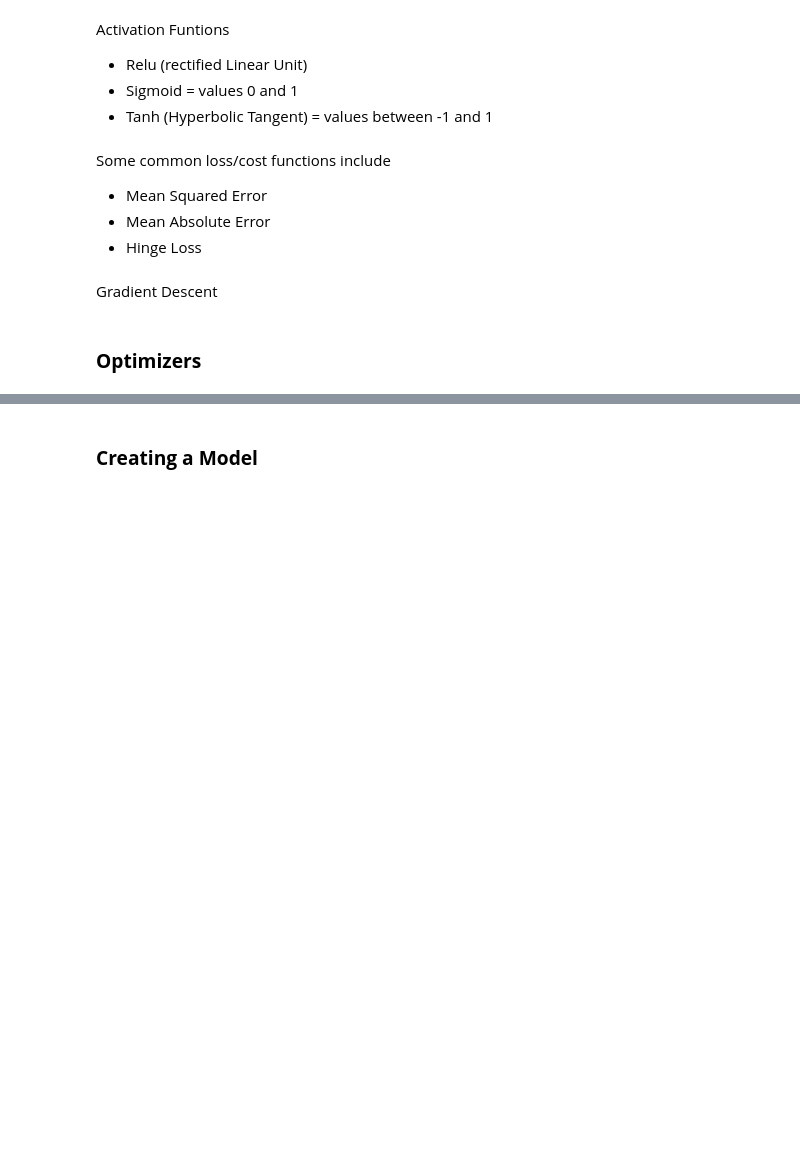
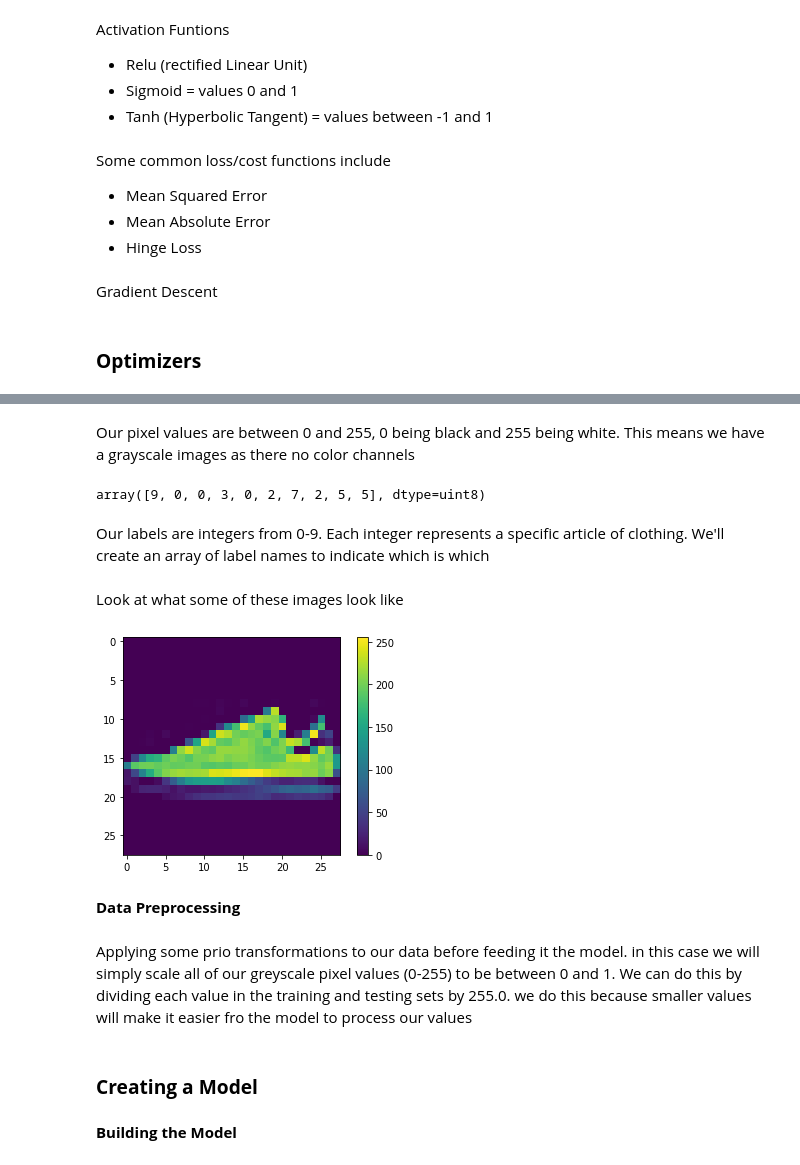
Before and after one commit to taufiksatrian/freeCodeCamp-Machine-Learning-with-Python, a Jupyter notebook: Neural-Networks.ipynb, the cells around one changed output, grey strips where cells are left out. Saved outputs shown, nothing was run; the diff lists cells and outputs as text; code cells hidden in the pictures; blank space fills up the shorter version.

```diff
--- a/Neural-Networks.ipynb
+++ b/Neural-Networks.ipynb
@@ -22,0 +51,6 @@ Gradient Descent
+# %%
+# load dataset
+fashion_mnist = keras.datasets.fashion_mnist
+
+#split into testing and training
+(train_images, train_labels), (test_images, test_labels) = fashion_mnist.load_data()
@@ -22,0 +69,9 @@ Gradient Descent
+# %% [markdown]
+Our pixel values are between 0 and 255, 0 being black and 255 being white. This means we have a grayscale images as there no color channels
+# %%
+# look at the first 10 training labels
+train_labels[:10]
+# %% [output]
+array([9, 0, 0, 3, 0, 2, 7, 2, 5, 5], dtype=uint8)
+# %% [markdown]
+Our labels are integers from 0-9. Each integer represents a specific article of clothing. We'll create an array of label names to indicate which is which
@@ -22,0 +81,14 @@ Gradient Descent
+# %% [markdown]
+Look at what some of these images look like
+# %%
+plt.figure()
+plt.imshow(train_images[6])
+plt.colorbar()
+plt.grid(False)
+plt.show()
+# %% [output]
+[figure, added]
+# %% [markdown]
+**Data Preprocessing**
+# %% [markdown]
+Applying some prio transformations to our data before feeding it the model. in this case we will simply scale all of our greyscale pixel values (0-255) to be between 0 and 1. We can do this by dividing each value in the training and testing sets by 255.0. we do this because smaller values will make it easier fro the model to process our values
@@ -23,2 +98,4 @@ Gradient Descent
 # %% [markdown]
 ### **Creating a Model**
+# %% [markdown]
+**Building the Model**
```
Also changed, not shown: parts of 29 cells of this notebook.
